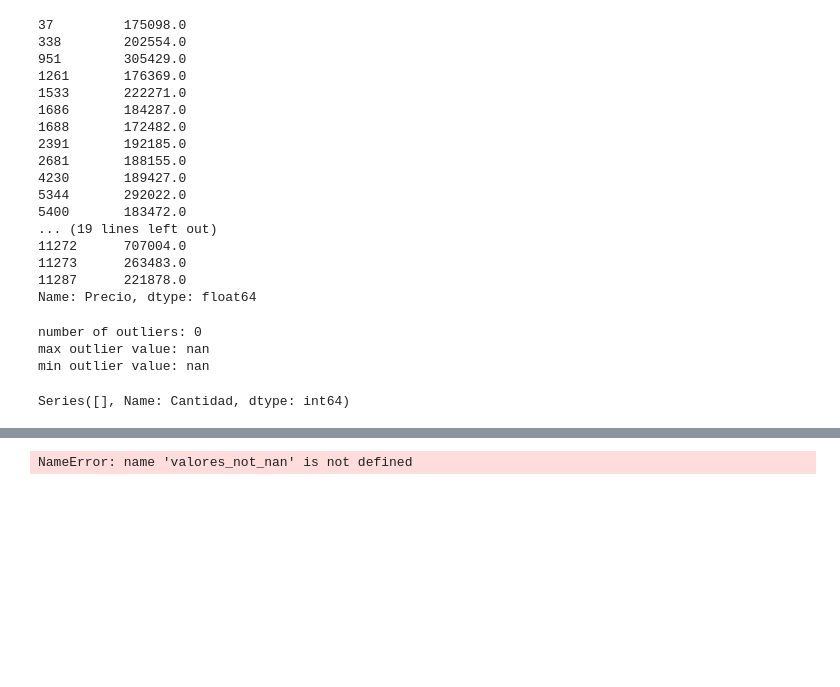
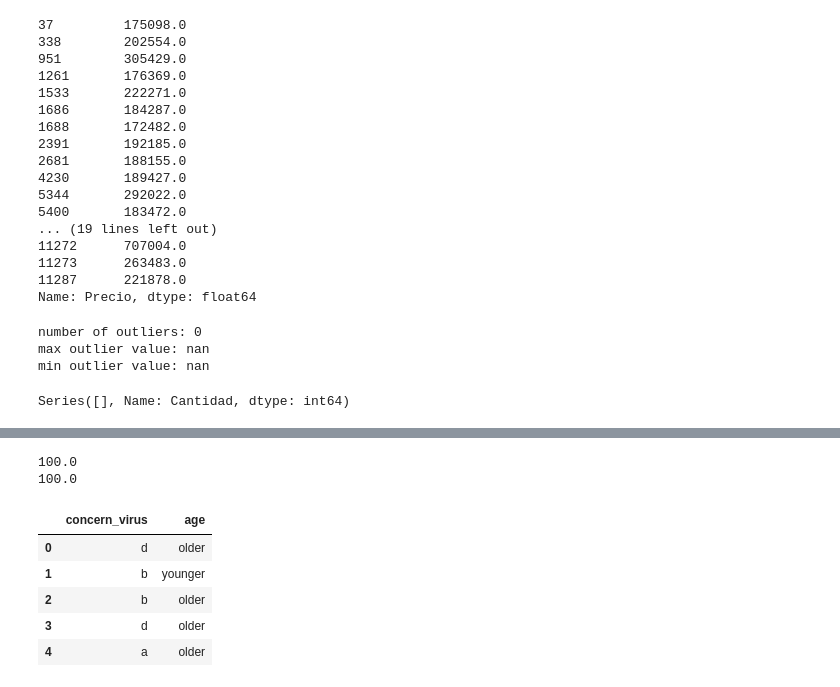
Before and after one commit to manusza/DS-PI-ProyectoIndividual, a Jupyter notebook: Datasets/Proyecto I.ipynb, the cells around one changed output, grey strips where cells are left out. Cells and saved outputs as stored; diff of their text form; code cells hidden in the pictures; blank space fills up the shorter version.

```diff
--- a/Datasets/Proyecto I.ipynb
+++ b/Datasets/Proyecto I.ipynb
@@ -253,9 +265,28 @@ def percentage(part, whole):
     porcentaje = round(100* float(part)/float(whole), 2)
     return porcentaje
 
-per_valoresd= percentage(valores_not_nan, total_valores)
-per_valoresn= percentage(valores_nan, total_valores)
-per_outliers= percentage(out_total_venta)
+def calculo_final(df_column, outlier_column):
+    per_valoresd= percentage(restar_values_out(not_nan_values(df_column), outlier_column), total_valor(df_column, outlier_column))
+    per_valoresn= percentage(nan_values(df_column), total_valor(df_column, outlier_column))
+    per_outliers= percentage(outlier_column, total_valor(df_column, outlier_column))
+    print(per_outliers+per_valoresd+per_valoresn)
+    return (per_valoresd,per_valoresn,per_outliers)
+
+precio_total=calculo_final(df_venta['Precio'],out_precio_venta )
+cantidad_total=calculo_final(df_venta['Cantidad'],out_cantidad_venta )
 # %% [output]
-NameError: name 'valores_not_nan' is not defined
+100.0
+100.0
+# %%
+N=250
+df_x_1 = pd.DataFrame({'concern_virus': np.random.choice(['a', 'b', 'c', 'd', 'e'], N),
+                       'age': np.random.choice(['younger', 'older'], N)})
+df_x_1.head()
+# %% [output]
+|  | concern_virus | age |
+| 0 | d | older |
+| 1 | b | younger |
+| 2 | b | older |
+| 3 | d | older |
+| 4 | a | older |
 # %%
```
Also changed, not shown: parts of 4 cells of this notebook.
